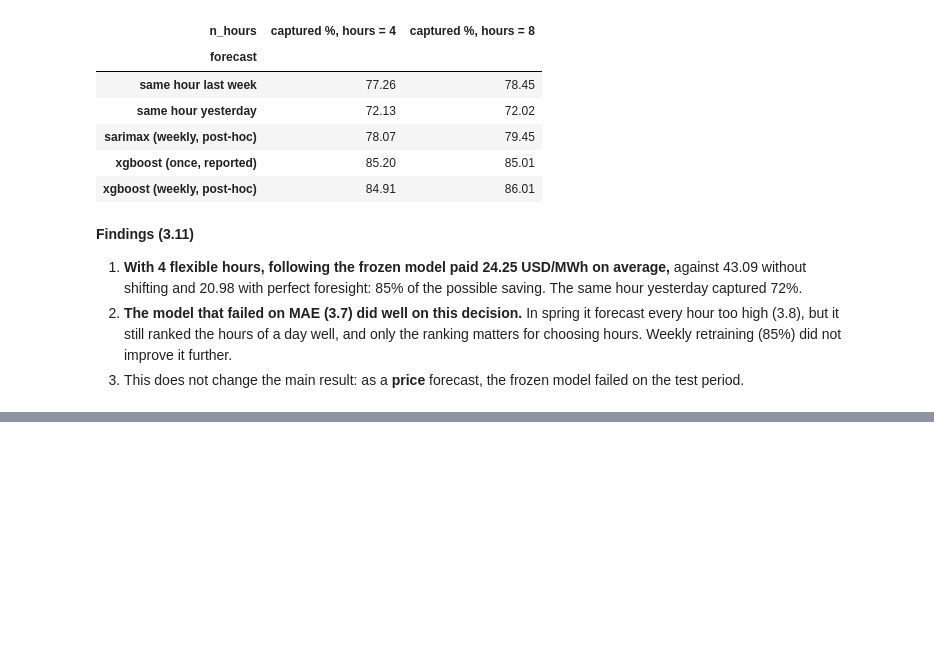
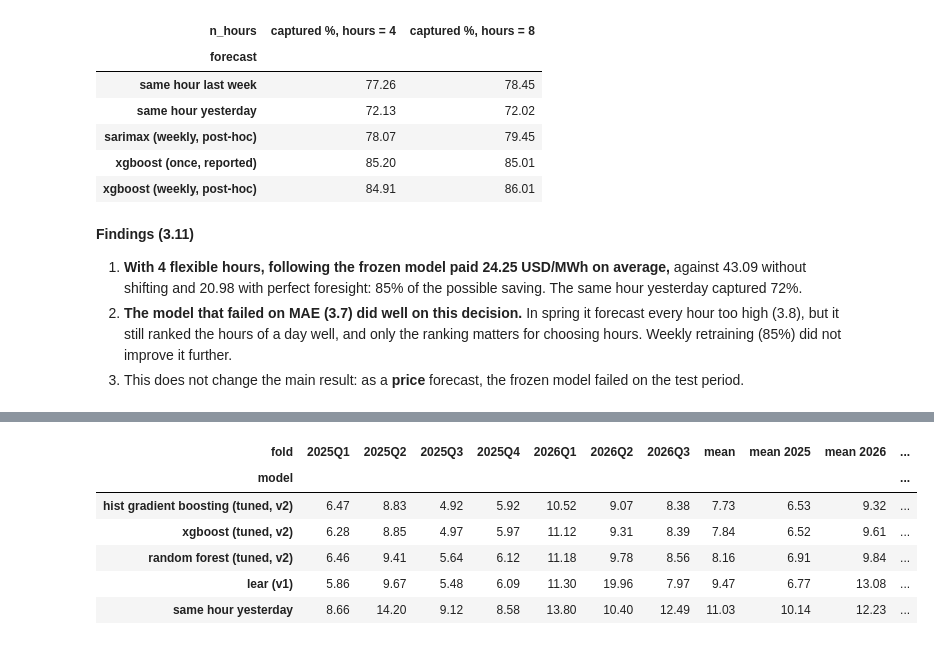
Before and after one commit to icedemirkaano/turkey-electricity-forecasting, a Jupyter notebook: notebooks/02_ptf_models.ipynb, the cells around one changed output, grey strips where cells are left out. Saved outputs shown, nothing was run; the diff lists cells and outputs as text; code cells hidden in the pictures; blank space fills up the shorter version.

```diff
--- a/notebooks/02_ptf_models.ipynb
+++ b/notebooks/02_ptf_models.ipynb
@@ -634,0 +751,13 @@ shifting.pivot(index='forecast', columns='n_hours', values='captured_%').add_pre
+# %%
+weekly2 = mean_over_quarters(pd.read_csv(ROUND2 / 'weekly_selection.csv'))
+weekly2['quarters better than baseline'] = (
+    weekly2.filter(like='Q').lt(weekly2.loc['same hour yesterday'].filter(like='Q'), axis=1).sum(axis=1))
+weekly2
+# %% [output]
+| fold | 2025Q1 | 2025Q2 | 2025Q3 | 2025Q4 | 2026Q1 | 2026Q2 | 2026Q3 | mean | mean 2025 | mean 2026 | ... |
+| model |  |  |  |  |  |  |  |  |  |  | ... |
+| hist gradient boosting (tuned, v2) | 6.47 | 8.83 | 4.92 | 5.92 | 10.52 | 9.07 | 8.38 | 7.73 | 6.53 | 9.32 | ... |
+| xgboost (tuned, v2) | 6.28 | 8.85 | 4.97 | 5.97 | 11.12 | 9.31 | 8.39 | 7.84 | 6.52 | 9.61 | ... |
+| random forest (tuned, v2) | 6.46 | 9.41 | 5.64 | 6.12 | 11.18 | 9.78 | 8.56 | 8.16 | 6.91 | 9.84 | ... |
+| lear (v1) | 5.86 | 9.67 | 5.48 | 6.09 | 11.30 | 19.96 | 7.97 | 9.47 | 6.77 | 13.08 | ... |
+| same hour yesterday | 8.66 | 14.20 | 9.12 | 8.58 | 13.80 | 10.40 | 12.49 | 11.03 | 10.14 | 12.23 | ... |
```
Also changed, not shown: parts of 21 cells of this notebook.
